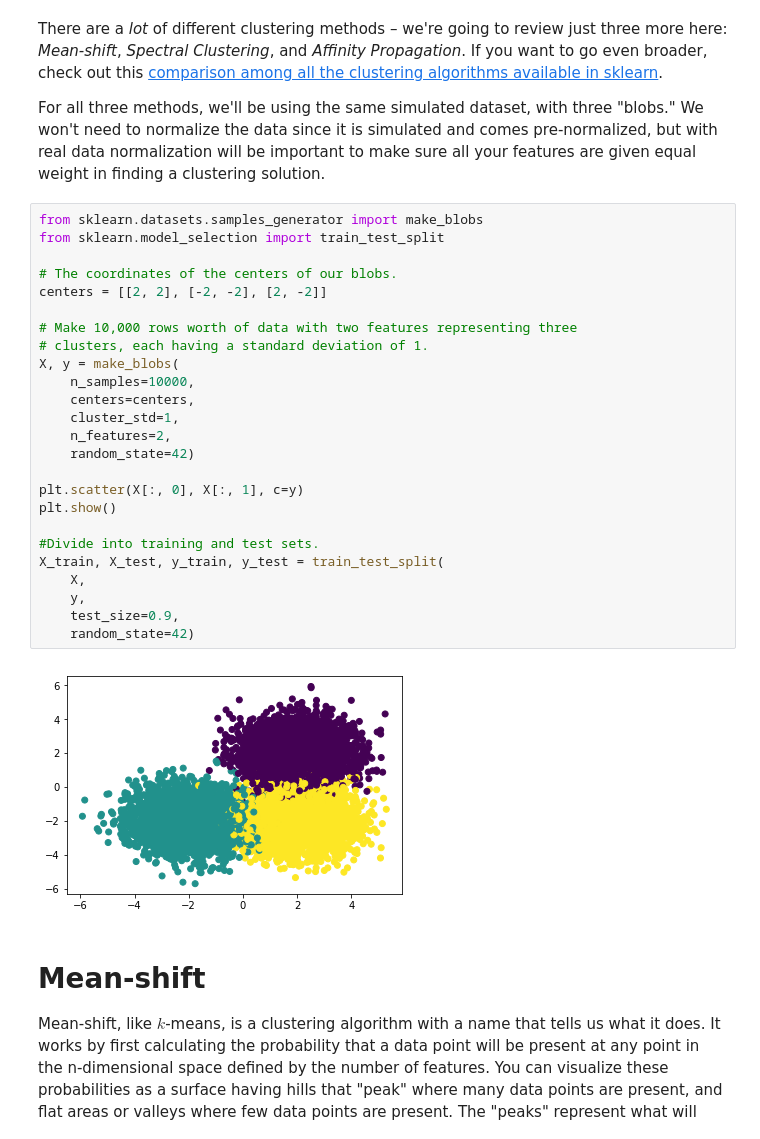
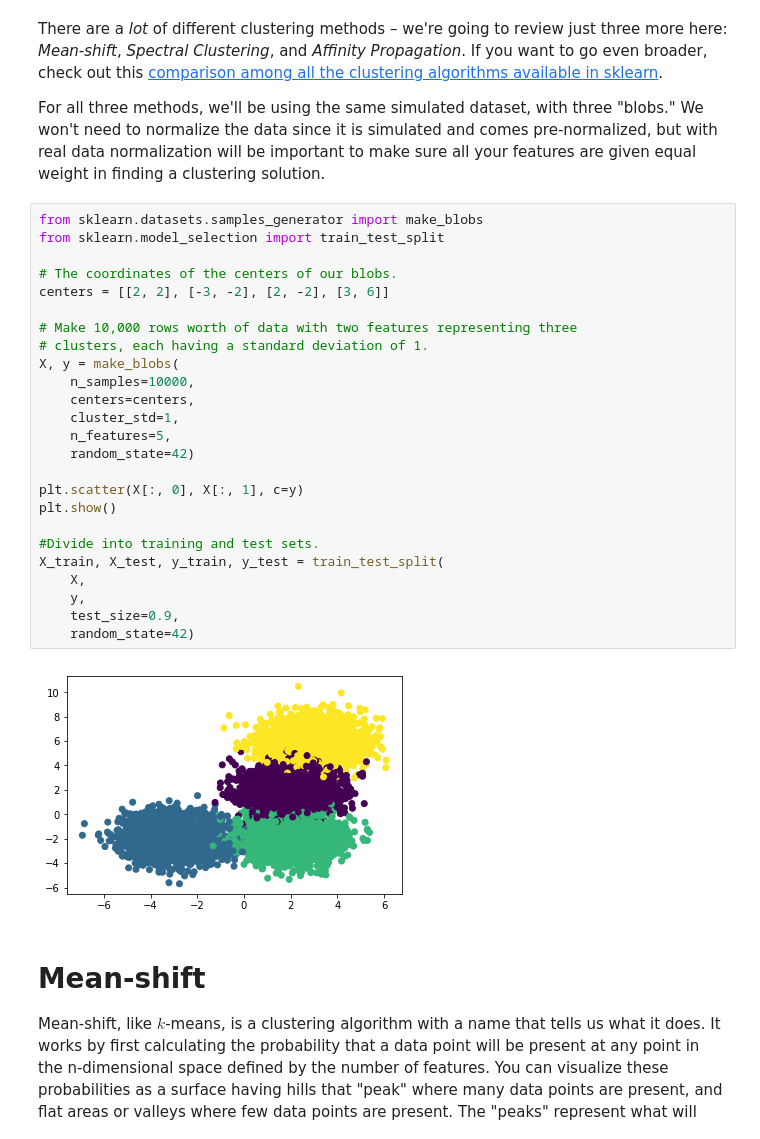
Before and after one commit to chrisoyer/thinkful_notes, a Jupyter notebook: Unit_3_unsupervised_learning/30/30.2_other_approaches_to_clustering.ipynb, the cells around one changed output. Drawn from its saved outputs; the diff is of its cells as text.

```diff
--- a/Unit_3_unsupervised_learning/30/30.2_other_approaches_to_clustering.ipynb
+++ b/Unit_3_unsupervised_learning/30/30.2_other_approaches_to_clustering.ipynb
@@ -12,30 +12,30 @@ For all three methods, we'll be using the same simulated dataset, with three "bl
 # %%
 from sklearn.datasets.samples_generator import make_blobs
 from sklearn.model_selection import train_test_split
 
 # The coordinates of the centers of our blobs.
-centers = [[2, 2], [-2, -2], [2, -2]]
+centers = [[2, 2], [-3, -2], [2, -2], [3, 6]]
 
 # Make 10,000 rows worth of data with two features representing three
 # clusters, each having a standard deviation of 1.
 X, y = make_blobs(
     n_samples=10000,
     centers=centers,
     cluster_std=1,
-    n_features=2,
+    n_features=5,
     random_state=42)
 
 plt.scatter(X[:, 0], X[:, 1], c=y)
 plt.show()
 
 #Divide into training and test sets.
 X_train, X_test, y_train, y_test = train_test_split(
     X,
     y,
     test_size=0.9,
     random_state=42)
 # %% [output]
-[figure, old version]
+[figure, new version]
 # %% [markdown]
 # Mean-shift
 
```
Also changed, not shown: parts of 7 cells of this notebook, 5 other files.
